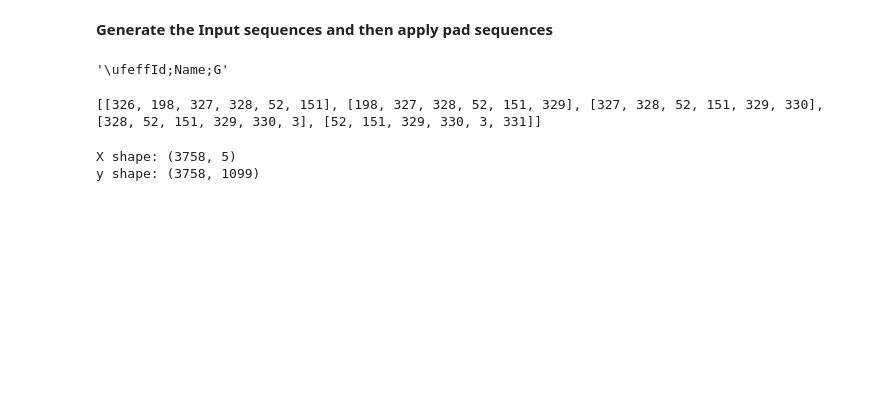
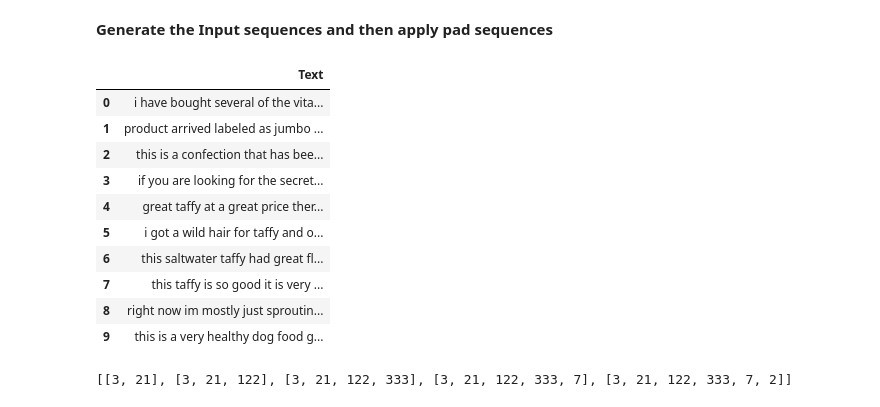
Before and after one commit to rohini-th/Ai, a Jupyter notebook: Final_project.ipynb, the cells around one changed output. Saved outputs shown, nothing was run; the diff lists cells and outputs as text; code cells hidden in the pictures; blank space fills up the shorter version.

```diff
--- a/Final_project.ipynb
+++ b/Final_project.ipynb
@@ -21,0 +15,7 @@ print(data[:100])
+# %%
+
+df = pd.read_csv("/content/Reviews.csv", usecols=["Text"])
+
+df = df.head(3000)
+
+df.head()
@@ -22,3 +29,18 @@ print(data[:100])
+# %%
+import re
+def clean_text(text):
+
+    text = str(text).lower()
+
+    text = re.sub(r'[^a-zA-Z ]','',text)
+
+    text = re.sub(r'\s+',' ',text)
+
+    return text
+
+df["Text"] = df["Text"].apply(clean_text)
+# %%
+df = df[df["Text"]!=""]
 # %% [markdown]
 **Tokenization**
 # %%
@@ -41,39 +64,31 @@ print(reverse_word_index)
 # %% [markdown]
 **Generate the Input sequences and then apply pad sequences**
 # %%
-data[:10]
+df[:10]
 # %% [output]
-'\ufeffId;Name;G'
+|  | Text |
+| 0 | i have bought several of the vita... |
+| 1 | product arrived labeled as jumbo ... |
+| 2 | this is a confection that has bee... |
+| 3 | if you are looking for the secret... |
+| 4 | great taffy at a great price ther... |
+| 5 | i got a wild hair for taffy and o... |
+| 6 | this saltwater taffy had great fl... |
+| 7 | this taffy is so good it is very ... |
+| 8 | right now im mostly just sproutin... |
+| 9 | this is a very healthy dog food g... |
 # %%
-token_list = tokenizer.texts_to_sequences([data])[0]
-input_sequences = []
+input_sequences=[]
 
-# create n gram sequences: we can create a 6 gram sequence: n=6
-for i in range(5,len(token_list)):
-  n_gram_sequence = token_list[i-5:i+1] #5-5=0 [0:6], 2nd loop [1:7],3rd loop: [2:8]
-  input_sequences.append(n_gram_sequence)
+for line in df["Text"]:
 
+    token_list = tokenizer.texts_to_sequences([line])[0]
+
+    for i in range(1,len(token_list)):
+
+        n_gram_sequence = token_list[:i+1]
+
+        input_sequences.append(n_gram_sequence)
 print(input_sequences[:5])
 # %% [output]
-[[326, 198, 327, 328, 52, 151], [198, 327, 328, 52, 151, 329], [327, 328, 52, 151, 329, 330], [328, 52, 151, 329, 330, 3], [52, 151, 329, 330, 3, 331]]
+[[3, 21], [3, 21, 122], [3, 21, 122, 333], [3, 21, 122, 333, 7], [3, 21, 122, 333, 7, 2]]
-# %%
-max_sequences = 6
-
-input_sequences = np.array(input_sequences)
-
-X = input_sequences[:, :-1] # all sequences except last word/index
-y = input_sequences[:, -1] # only last word/index
-
-'''[7, 121, 2, 1, 634, 158]
-x= [7, 121, 2, 1, 634 ]
-y = [158]
-'''
-# this scenario has become multi class classification
-# Convert target to one-hot encoding
-y = to_categorical(y, num_classes=len(tokenizer.word_index)+1)
-
-print("X shape:", X.shape)
-print("y shape:", y.shape)
-# %% [output]
-X shape: (3758, 5)
-y shape: (3758, 1099)
```
Also changed, not shown: parts of 24 cells of this notebook.
